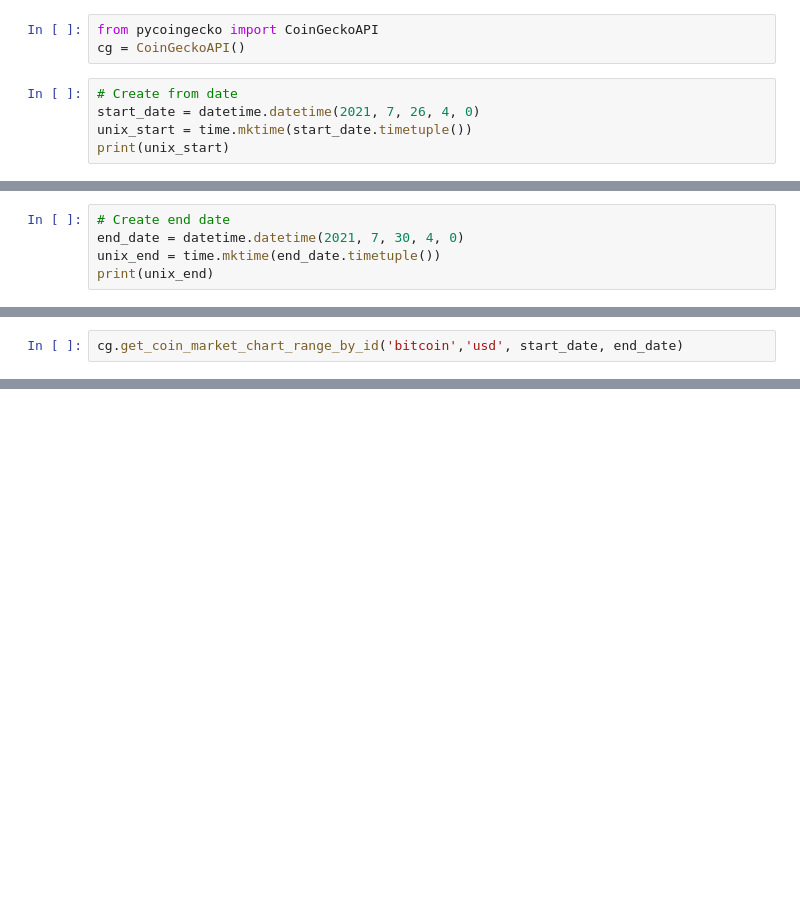
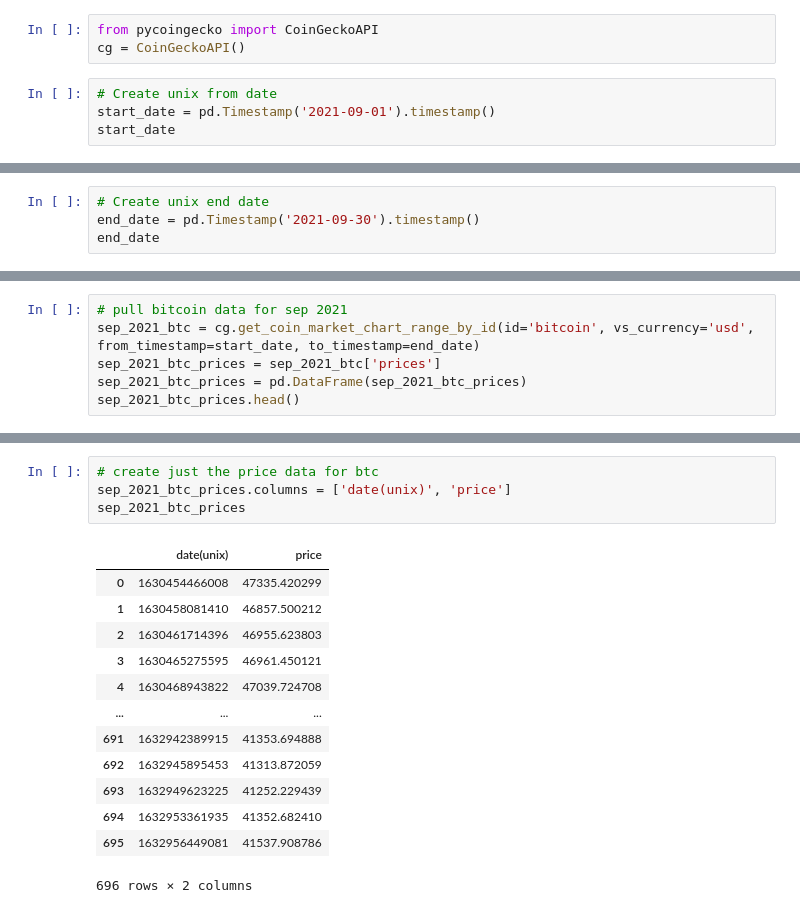
Before and after one commit to stipptracie/Crypto_notifier, a Jupyter notebook: test_code/coingecko.ipynb, the cells around one changed output, grey strips where cells are left out. Cells and saved outputs as stored; diff of their text form; blank space fills up the shorter version.

```diff
--- a/test_code/coingecko.ipynb
+++ b/test_code/coingecko.ipynb
@@ -9,8 +9,7 @@ import json
 from pycoingecko import CoinGeckoAPI
 cg = CoinGeckoAPI()
 # %%
-# Create from date
-start_date = datetime.datetime(2021, 7, 26, 4, 0)
-unix_start = time.mktime(start_date.timetuple())
-print(unix_start)
+# Create unix from date
+start_date = pd.Timestamp('2021-09-01').timestamp()
+start_date
 # %% [output]
@@ -18,6 +17,5 @@ print(unix_start)
 # %%
-# Create end date
-end_date = datetime.datetime(2021, 7, 30, 4, 0)
-unix_end = time.mktime(end_date.timetuple())
-print(unix_end)
+# Create unix end date
+end_date = pd.Timestamp('2021-09-30').timestamp()
+end_date
 # %% [output]
@@ -25,3 +23,7 @@ print(unix_end)
 # %%
-cg.get_coin_market_chart_range_by_id('bitcoin','usd', start_date, end_date)
+# pull bitcoin data for sep 2021
+sep_2021_btc = cg.get_coin_market_chart_range_by_id(id='bitcoin', vs_currency='usd', from_timestamp=start_date, to_timestamp=end_date)
+sep_2021_btc_prices = sep_2021_btc['prices']
+sep_2021_btc_prices = pd.DataFrame(sep_2021_btc_prices)
+sep_2021_btc_prices.head()
 # %% [output]
@@ -28,0 +36,18 @@ cg.get_coin_market_chart_range_by_id('bitcoin','usd', start_date, end_date)
+# %%
+# create just the price data for btc
+sep_2021_btc_prices.columns = ['date(unix)', 'price']
+sep_2021_btc_prices
+# %% [output]
+|  | date(unix) | price |
+| 0 | 1630454466008 | 47335.420299 |
+| 1 | 1630458081410 | 46857.500212 |
+| 2 | 1630461714396 | 46955.623803 |
+| 3 | 1630465275595 | 46961.450121 |
+| 4 | 1630468943822 | 47039.724708 |
+| ... | ... | ... |
+| 691 | 1632942389915 | 41353.694888 |
+| 692 | 1632945895453 | 41313.872059 |
+| 693 | 1632949623225 | 41252.229439 |
+| 694 | 1632953361935 | 41352.682410 |
+| 695 | 1632956449081 | 41537.908786 |
+696 rows × 2 columns
```
Also changed, not shown: parts of 11 cells of this notebook, 2 other files.
